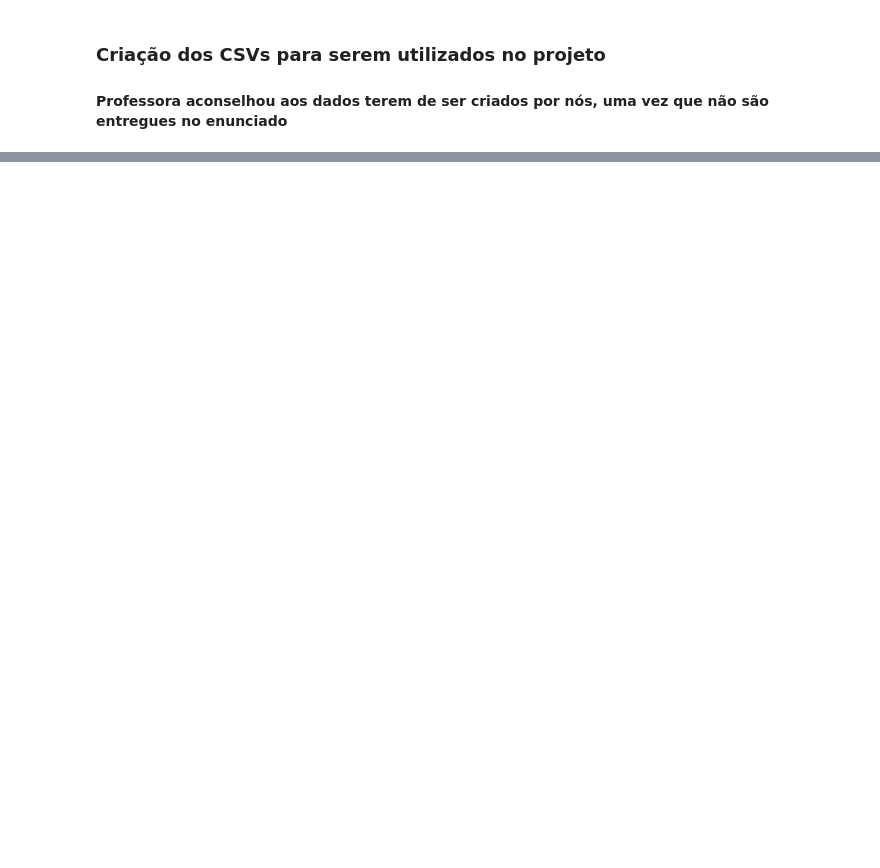
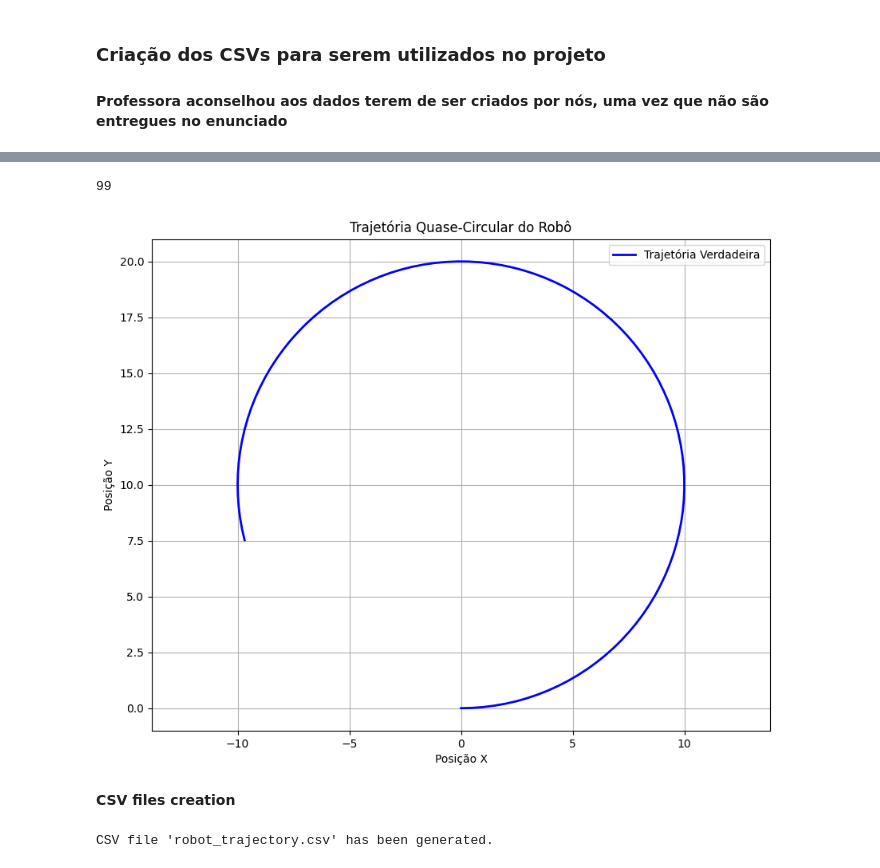
Before and after one commit to ARodrigues14/Information_Fusion_in_Data_Analysis, a Jupyter notebook: FIAD_Rodrigues_Pacheco_2024.ipynb, the cells around one changed output, grey strips where cells are left out. Saved outputs shown, nothing was run; the diff lists cells and outputs as text; code cells hidden in the pictures; blank space fills up the shorter version.

Commit message:
speed sensor + little change

```diff
--- a/FIAD_Rodrigues_Pacheco_2024.ipynb
+++ b/FIAD_Rodrigues_Pacheco_2024.ipynb
@@ -68,0 +24,13 @@ plot_trajectory(x, y, y_gnss, x_est, P_est)
+# %%
+# Parâmetros da trajetória
+theta = np.linspace(np.pi+0.25, -np.pi/2, 100)  # Ângulo de 90° a 360°
+radius = 10  # Raio do quase-círculo
+center = (0,10)  # Centro do círculo
+
+# Gerar a trajetória quase-circular
+x = radius * np.cos(theta) + center[0]
+y = radius * np.sin(theta) + center[1]
+# Time vector (assuming constant speed)
+time = np.linspace(0, 10, len(theta))  # Assuming a time vector from 0 to 10 seconds
+speed = np.sin(np.linspace(0, np.pi, len(time))) * 1500
+speed
@@ -69,3 +55,41 @@ plot_trajectory(x, y, y_gnss, x_est, P_est)
+# %%
+len(speed)
+# %% [output]
+99
+# %%
+# Função para plotar a trajetória e as elipses de covariância
+def plot_trajectory(x, y):
+    plt.figure(figsize=(10, 8))
+
+    # Trajetória verdadeira
+    plt.plot(x, y, 'b-', label='Trajetória Verdadeira', linewidth=2)
+
+    plt.xlabel('Posição X')
+    plt.ylabel('Posição Y')
+    plt.title('Trajetória Quase-Circular do Robô')
+    plt.legend()
+    plt.grid(True)
+    plt.axis('equal')
+    plt.show()
+
+plot_trajectory(x, y)
+# %% [output]
+[figure, added]
+# %% [markdown]
+**CSV files creation**
+# %%
+import os
+if not os.path.exists('robot_trajectory.csv'):
+   # Combine time, x, y, and theta into a single 2D array
+   data = np.column_stack((time, x, y, theta))
+
+   # Save the data to a CSV file
+   np.savetxt('robot_trajectory.csv', data, delimiter=',',
+              header='time, x_gnss, y_gnss, theta', comments='')
+
+   print("CSV file 'robot_trajectory.csv' has been generated.")
+# %% [output]
+CSV file 'robot_trajectory.csv' has been generated.
 # %%
 gnss_data = np.loadtxt("gnss_data.csv", delimiter=",",skiprows=1)
 x_gnss = gnss_data[:,0]
```
Also changed, not shown: parts of 6 cells of this notebook.
